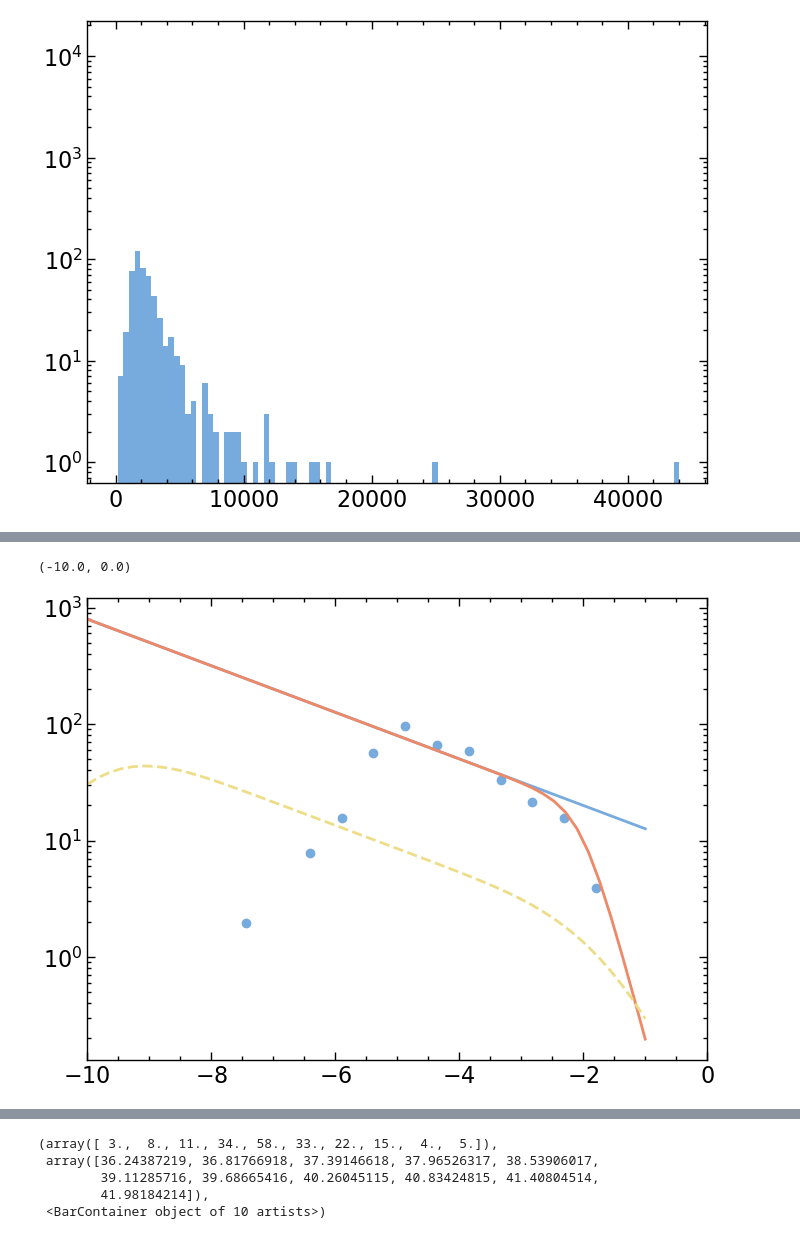
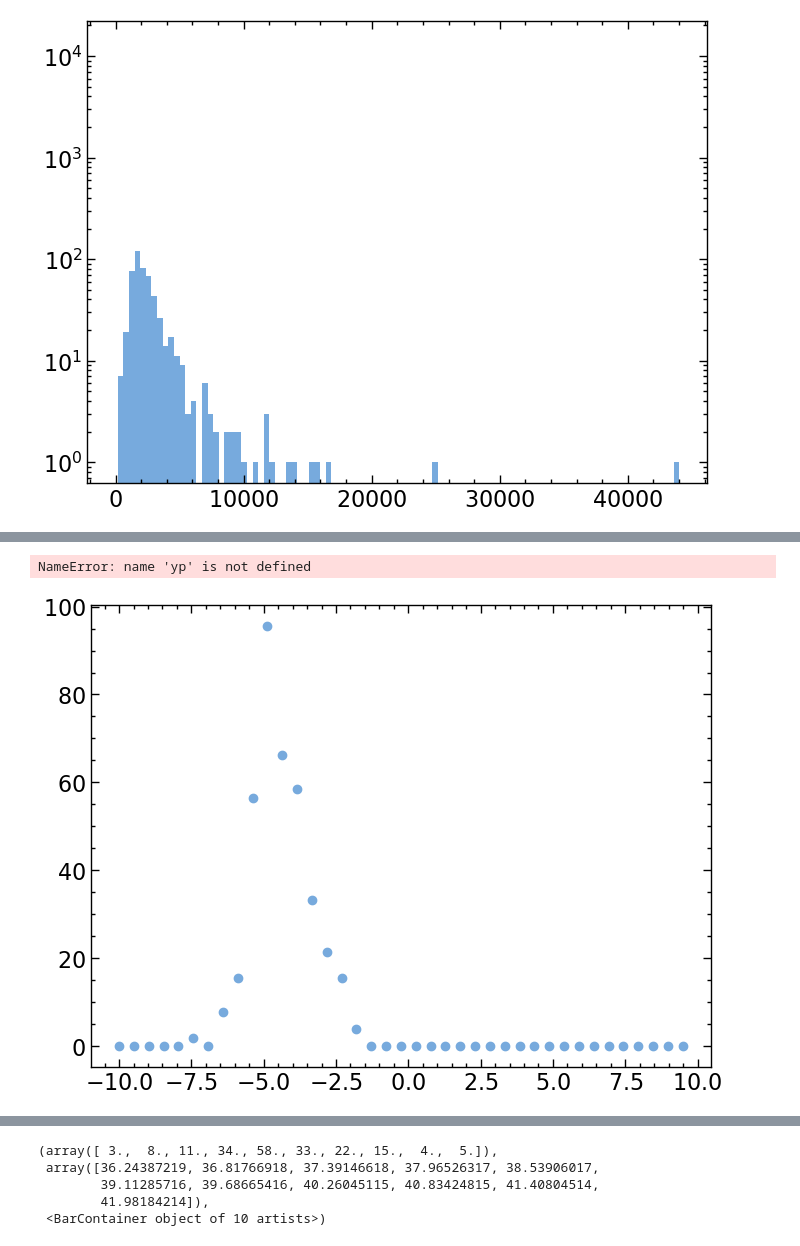
Before and after one commit to burke86/imbh_demographics, a Jupyter notebook: xray.ipynb, the cells around one changed output, grey strips where cells are left out. Cells and saved outputs as stored; diff of their text form; code cells hidden in the pictures.

```diff
--- a/xray.ipynb
+++ b/xray.ipynb
@@ -197,10 +198,10 @@ def log_prior(theta):
 
   # Power-law
   if erdf == 'powerlaw':
-    logms0, delta1, ep, log_xi_star, log_lam_star, log_a, pl1 = theta
+    logms0, delta1, ep, log_xi_star, log_lam_star, f_a, log_a, pl1 = theta
 
     # Power-Law Priors
-    if -4.0 < logms0 < 0.0 and 0.0 < delta1 < 2.0 and 0.0 < ep < 4.0 and -4.0 < log_xi_star < 9.0 and -4 < log_lam_star < 1 and -1 < log_a < 4 and 0.01 < pl1 < 50:
+    if -4.0 < logms0 < 4.0 and 0.01 < delta1 < 12.0 and 0.0 < ep < 8.0 and -4.0 < log_xi_star < 5.0 and -8 < log_lam_star < 5 and 0 < f_a < 1 and -1 < log_a < 4 and 0.01 < pl1 < 50:
       return 0.0
 
 
@@ -1050,11 +1043,8 @@ dataset = 'field'
 #dataset = 'M15'
 #dataset = 'virgo'
 # %%
-xp=10.0
-yp=38.0
-
-nsamp=4
-nburn=2
+nsamp=500
+nburn=200
 
 if dataset == 'M15':
 
@@ -1176,8 +1166,5 @@ else:
 
 color='C4'
 ylims=[None, None]
-
-x = x-xp
-y = y-yp
 # %% [output]
 [1. 1. 1. ... 1. 1. 1.]
@@ -1231,0 +1306,2 @@ sigma = 0.202
+# %%
+ncpu = 1
@@ -1432,24 +1746,38 @@ plt.semilogy()
 # %%
 ## Plot the ERDF
 
-h, bin_edges = np.histogram((y + yp + 1 - 38.2 - (x + xp - 4))[yerr>0], bins=np.linspace(-10, 10, 40))
+h, bin_edges = np.histogram((y + 1 - 38.2 - (x - 4))[yerr>0], bins=np.linspace(-10, 10, 40))
 dlogx = np.diff(bin_edges)[0]
-#plt.hist((y + yp + 1 - 38.2 - (x + xp - 4))[yerr>0], bins=40, log=True);
+plt.scatter(bin_edges[:-1], h/dlogx);
+
+h, bin_edges = np.histogram((y + 1 - 38.2 - (x - 4))[(yerr>0) & ((y + yp) > 39.5 )], bins=np.linspace(-10, 10, 40))
+dlogx = np.diff(bin_edges)[0]
+plt.scatter(bin_edges[:-1], h/dlogx);
+
+h, bin_edges = np.histogram((y + 1 - 38.2 - (x - 4)), bins=np.linspace(-10, 10, 40))
+#plt.hist((y + yp + 1 - 38.2 - (x + xp - 4)), bins=40, log=True);
 plt.scatter(bin_edges[:-1], h/dlogx);
 
 x_eval = np.linspace(-10, -1)
-plt.plot(x_eval, .2 * 1e2*(10**x_eval/10**-2)**(-.2) )
+plt.plot(x_eval, .2 * 1e2*(10**x_eval/10**-2)**(-.0) )
 
-plt.plot(x_eval, .2 * 1e2*((10**x_eval/10**-2)**(.2) + (10**x_eval/10**-2)**(2))**-1 )
+plt.plot(x_eval, .3 * 1e2*((10**x_eval/3e-7)**(1))**-1 , color='r')
 
-f = [np.trapz(.2 * 1e2*((10**np.arange(-10, 10, 0.1)/10**-2)**(.2) + (10**np.arange(-10, 10, 0.1)/10**-2)**(2))**-1 * st.norm.pdf(x_eval[i] - np.arange(-10, 10, 0.1), loc=0, scale=.8 ), dx=dyI) for i, yi in enumerate(x_eval)]
+plt.plot(x_eval, .2 * 1e2*((10**x_eval/10**-6)**(-.75) + (10**x_eval/10**-2)**(.2) + (10**x_eval/10**-1)**(2.4))**-1 , color='k')
+
+
+f = [np.trapz(.2 * 1e2*((10**np.arange(-10, 10, 0.1)/10**-2)**(.1) )**-1 * st.norm.pdf(x_eval[i] - np.arange(-10, 10, 0.1), loc=0, scale=.8 ), dx=.1) for i, yi in enumerate(x_eval)]
 plt.plot(x_eval, f, linestyle='dashed')
+
+#s_eval = np.full( len(x_eval), 0.8)
+#f = np.trapz((.2 * 1e2 * ((10**np.arange(-20, 10, 0.1)/lam_star)**delta1 + (10**np.arange(-20, 10, 0.1)/lam_star)**(delta1+ep))**-1) * st.norm.pdf(x_eval[:, np.newaxis] - np.arange(-20, 10, 0.1), scale=np.sqrt(s_eval[:, np.newaxis])), dx=dyI, axis=1)
+#plt.plot(x_eval, f, linestyle='dotted')
 
 
 plt.yscale('log')
 plt.xlim(-10, 0)
 
 # S [ logxi + beta * y * N(y-4, 0.55) ] dy
 # %% [output]
-(-10.0, 0.0)
+NameError: name 'yp' is not defined
-[figure, old version]
+[figure, new version]
```
Also changed, not shown: parts of 38 cells of this notebook.
